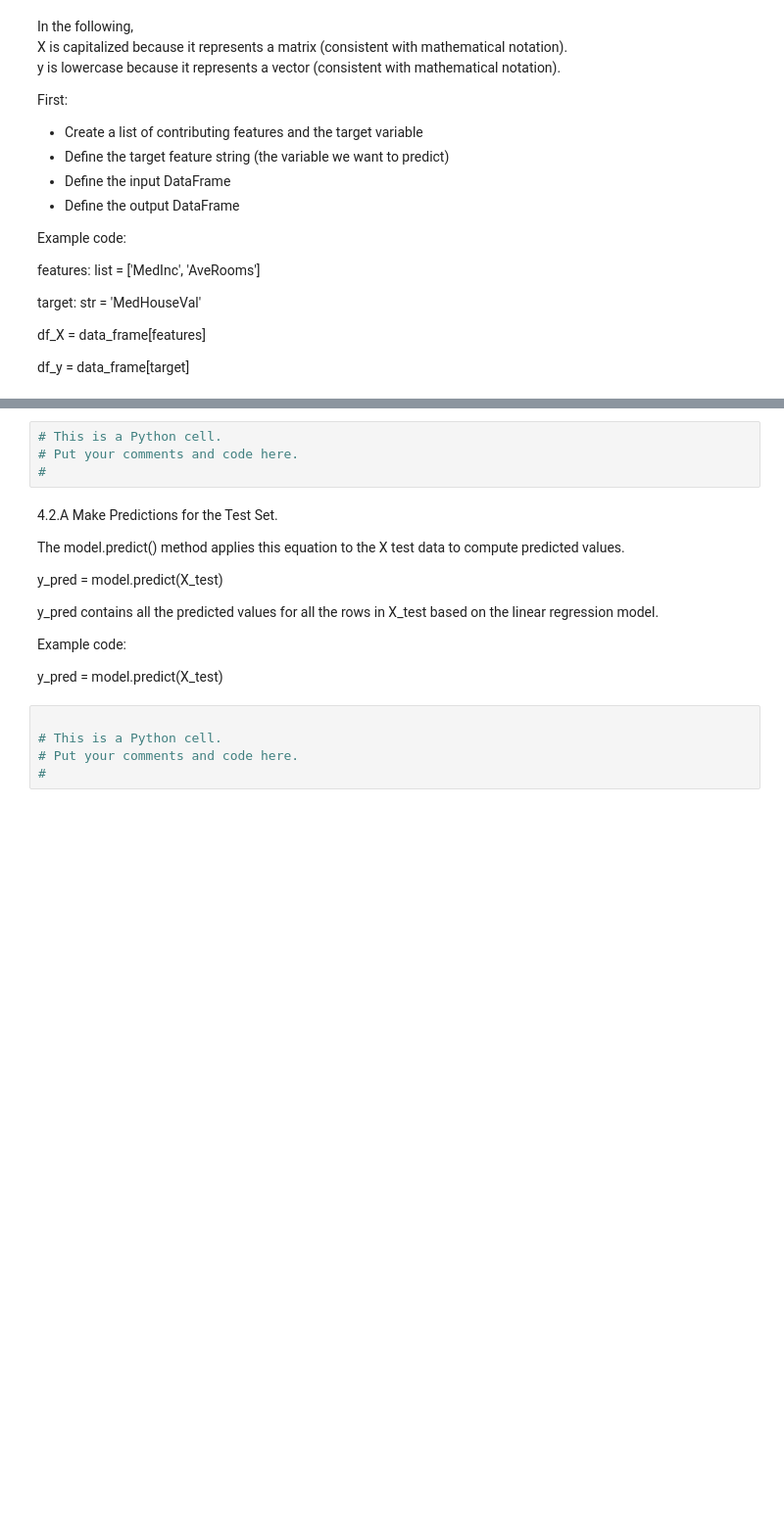
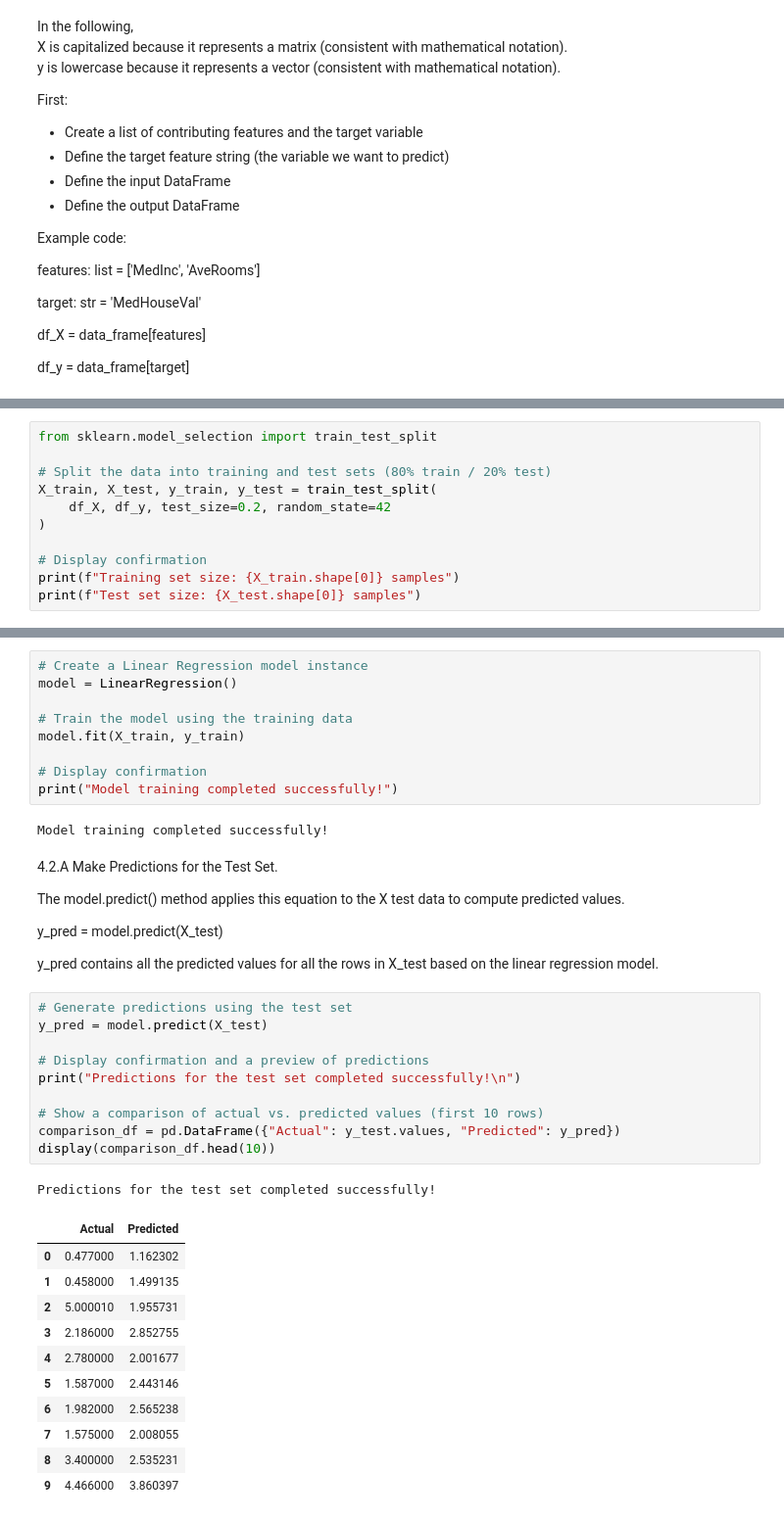
Before and after one commit to Data-Git-Hub/applied-ml-data-git-hub, a Jupyter notebook: lab01/ml01.ipynb, the cells around one changed output, grey strips where cells are left out. Shown at 98% size. Drawn from its saved outputs; the diff is of its cells as text; blank space fills up the shorter version.

```diff
--- a/lab01/ml01.ipynb
+++ b/lab01/ml01.ipynb
@@ -449,0 +459,11 @@ X_train, X_test, y_train, y_test = train_test_split( <br>
+# %%
+from sklearn.model_selection import train_test_split
+
+# Split the data into training and test sets (80% train / 20% test)
+X_train, X_test, y_train, y_test = train_test_split(
+    df_X, df_y, test_size=0.2, random_state=42
+)
+
+# Display confirmation
+print(f"Training set size: {X_train.shape[0]} samples")
+print(f"Test set size: {X_test.shape[0]} samples")
@@ -472,7 +481,14 @@ model.fit(X_train, y_train) <br>
-# %%
-# This is a Python cell.
-# Put your comments and code here.
-#
+# %%
+# Create a Linear Regression model instance
+model = LinearRegression()
+
+# Train the model using the training data
+model.fit(X_train, y_train)
+
+# Display confirmation
+print("Model training completed successfully!")
+# %% [output]
+Model training completed successfully!
 # %% [markdown]
 4.2.A Make Predictions for the Test Set. <br>
 
@@ -481,16 +497,29 @@ The model.predict() method applies this equation to the X test data to compute p
 y_pred = model.predict(X_test) <br>
 
 y_pred contains all the predicted values for all the rows in X_test based on the linear regression model. <br>
-
-
-Example code: <br>
-
-y_pred = model.predict(X_test) <br>
-# %%
-
-# This is a Python cell.
-# Put your comments and code here.
-#
+# %%
+# Generate predictions using the test set
+y_pred = model.predict(X_test)
+
+# Display confirmation and a preview of predictions
+print("Predictions for the test set completed successfully!\n")
+
+# Show a comparison of actual vs. predicted values (first 10 rows)
+comparison_df = pd.DataFrame({"Actual": y_test.values, "Predicted": y_pred})
+display(comparison_df.head(10))
+# %% [output]
+Predictions for the test set completed successfully!
+|  | Actual | Predicted |
+| 0 | 0.477000 | 1.162302 |
+| 1 | 0.458000 | 1.499135 |
+| 2 | 5.000010 | 1.955731 |
+| 3 | 2.186000 | 2.852755 |
+| 4 | 2.780000 | 2.001677 |
+| 5 | 1.587000 | 2.443146 |
+| 6 | 1.982000 | 2.565238 |
+| 7 | 1.575000 | 2.008055 |
+| 8 | 3.400000 | 2.535231 |
+| 9 | 4.466000 | 3.860397 |
 # %% [markdown]
 4.3 Report R^2, MAE, RMSE <br>
 
```
Also changed, not shown: parts of 30 cells of this notebook, 1 other file.
